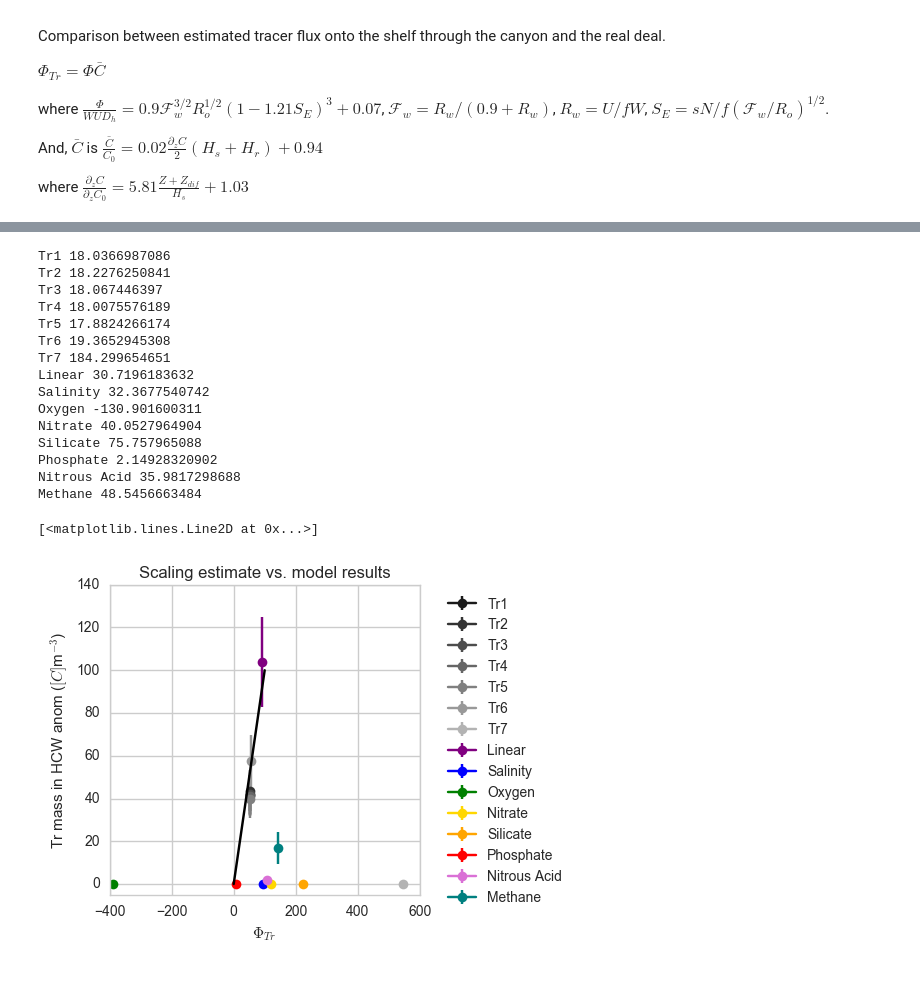
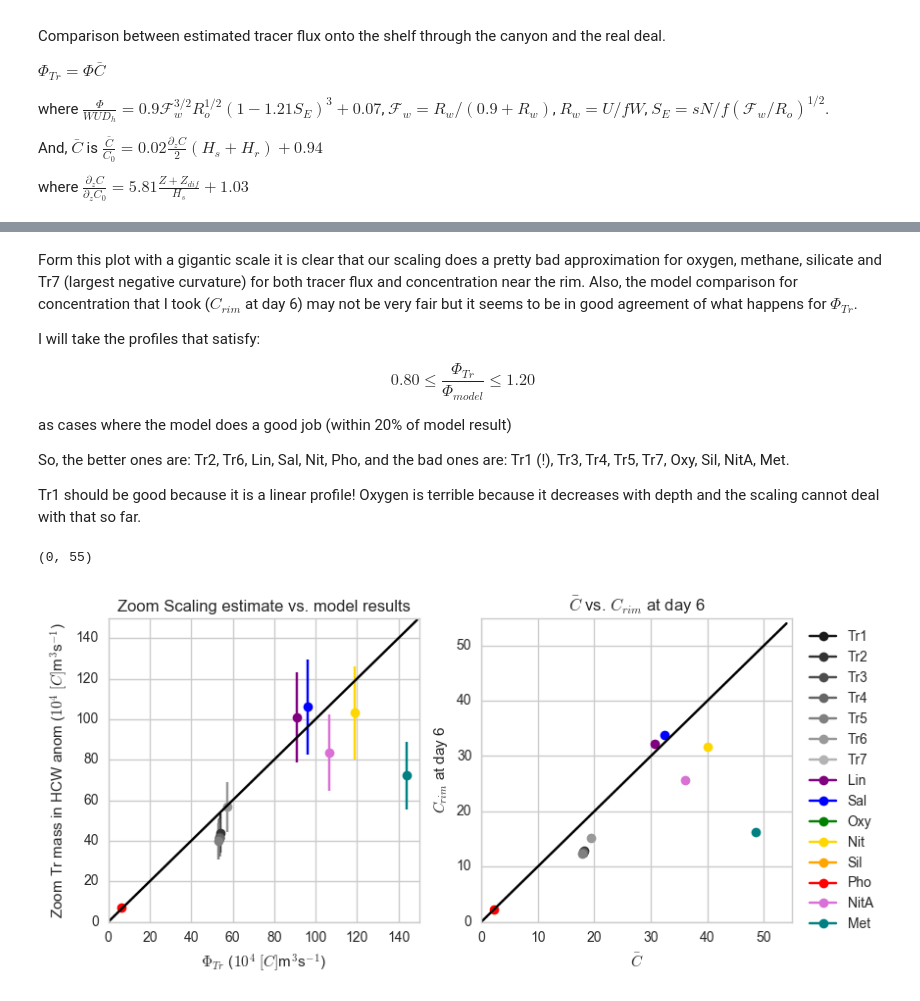
Before and after one commit to UBC-MOAD/outputanalysisnotebooks, a Jupyter notebook: NutrientProfiles/Parabolic/How_far_from_real_profiles.ipynb, the cells around one changed output, grey strips where cells are left out. Cells and saved outputs as stored; diff of their text form; code cells hidden in the pictures.

Commit message:
Fixed wrong trlim specification in caclulation of TrMass in HCW and reran comparisons between scaling and model output

```diff
--- a/NutrientProfiles/Parabolic/How_far_from_real_profiles.ipynb
+++ b/NutrientProfiles/Parabolic/How_far_from_real_profiles.ipynb
@@ -94,7 +94,7 @@ dfLWRnoc = pd.read_csv(fileLWRNoC)
 # %%
 Mass_Bark = ['TrMassHCW01','TrMassHCW02','TrMassHCW03','TrMassHCW04',
              'TrMassHCW05','TrMassHCW06','TrMassHCW07','TrMassHCW08']
-labels_Bark = ['Linear','Salinity','Oxygen','Nitrate','Silicate','Phosphate','Nitrous Acid','Methane']
+labels_Bark = ['Lin','Sal','Oxy','Nit','Sil','Pho','NitA','Met']
 colours_Bark = ['purple','blue','green','gold','orange','red','orchid','teal']
 dTr0_Bark = [ -0.001673,-0.00196495056152,0.286328125,-0.0376,-0.08477,-0.00222,-0.046969,-0.23884]
 Co_Bark = [32.24,33.89,104.070,32.60, 47.6260, 2.24576, 27.667, 17.5046 ]
@@ -117,53 +185,58 @@ HA2013=(U*W*Dh(f,L,No))*((0.91*(F(Ro(U,f,W))**(3/2))*(Ro(U,f,L)**(1/2))*((1-1.21
+# %% [markdown]
+Form this plot with a gigantic scale it is clear that our scaling does a pretty bad approximation for oxygen, methane, silicate and Tr7 (largest negative curvature) for both tracer flux and concentration near the rim. Also, the model comparison for concentration that I took ($C_{rim}$ at day 6) may not be very fair but it seems to be in good agreement of what happens for $\Phi_{Tr}$.
+
+I will take the profiles that satisfy:
+
+$$0.80 \le \frac{\Phi_{Tr}}{\Phi_{model}}\le 1.20$$
+
+as cases where the model does a good job (within 20\% of model result)
+
+So, the better ones are: Tr2, Tr6, Lin, Sal, Nit, Pho, and the bad ones are: Tr1 (!), Tr3, Tr4, Tr5, Tr7, Oxy, Sil, NitA, Met.
+
+Tr1 should be good because it is a linear profile!
+Oxygen is terrible because it decreases with depth and the scaling cannot deal with that so far.
 # %%
-fig,ax = plt.subplots(1,1,figsize=(4,4))
+fig,[ax1,ax2] = plt.subplots(1,2,figsize=(9,4))
 
-for TrMass, dTr0,Co, lab, col in zip(Mass_Para,dTr0_Para,Co_Para,labels_Para,colours_Para):
+for TrMass, dTr0,Co,C, lab, col in zip(Mass_Para,dTr0_Para,Co_Para,Cd6_Para,labels_Para,colours_Para):
 
     mass_can_eff = dfLWR[TrMass]-dfLWRnoc[TrMass]
     PhiTr = np.mean(np.array([(mass_can_eff[ii]-mass_can_eff[ii-1])/(time[ii]-time[ii-1]) for ii in range (8,15)]))
     PhiTr_std = np.std(np.array([(mass_can_eff[ii]-mass_can_eff[ii-1])/(time[ii]-time[ii-1]) for ii in range (8,15)]))
 
     dTrdz = -dTr0*(5.81*(((Z+Zdif)/Hs))+1.03)
     Capprox=((0.02*(dTrdz*(Hh+132.0)/2.0))+0.94)*Co
     scale_PhiTr = HA2013*Capprox
-    print(lab,Capprox)
-    ax.errorbar(scale_PhiTr/1E4, PhiTr/1E4, yerr=PhiTr_std/1E4, color=col, label=lab, marker='o')
+    ax1.errorbar(scale_PhiTr/1E4, PhiTr/1E4, yerr=PhiTr_std/1E4, color=col, label=lab, marker='o')
+    ax2.plot(Capprox, C, color=col, label=lab, marker='o')
 
-for TrMass, dTr0, Co, lab, col in zip(Mass_Bark,dTr0_Bark,Co_Bark,labels_Bark,colours_Bark):
+for TrMass, dTr0, Co,C, lab, col in zip(Mass_Bark,dTr0_Bark,Co_Bark,Cd6_Bark,labels_Bark,colours_Bark):
 
     mass_can_eff = dfBAR[TrMass]-dfBARnoc[TrMass]
     PhiTr = np.mean(np.array([(mass_can_eff[ii]-mass_can_eff[ii-1])/(time[ii]-time[ii-1]) for ii in range (8,15)]))
     PhiTr_std = np.std(np.array([(mass_can_eff[ii]-mass_can_eff[ii-1])/(time[ii]-time[ii-1]) for ii in range (8,15)]))
 
     dTrdz = -dTr0*(5.81*(((Z+Zdif)/Hs))+1.03)
     Capprox=((0.02*(dTrdz*(Hh+132.0)/2.0))+0.94)*Co
-    print(lab,Capprox)
     scale_PhiTr = HA2013*Capprox
 
-    ax.errorbar(scale_PhiTr/1E4, PhiTr/1E4, yerr=PhiTr_std/1E4, color=col, label=lab, marker='o')
+    ax1.errorbar(scale_PhiTr/1E4, PhiTr/1E4, yerr=PhiTr_std/1E4, color=col, label=lab, marker='o')
+    ax2.plot(Capprox, C, color=col, label=lab, marker='o')
 
-ax.legend(bbox_to_anchor=(1.5,1),ncol=1, columnspacing=0.1)
-ax.set_xlabel(r'$\Phi_{Tr}$')
-ax.set_ylabel('Tr mass in HCW anom ($[C]$m$^{-3}$)')
+ax1.set_xlabel(r'$\Phi_{Tr}$ ($10^4$ $[C]$m$^{3}$s$^{-1}$)')
+ax1.set_ylabel('Zoom Tr mass in HCW anom ($10^4$ $[C]$m$^{3}$s$^{-1}$)')
+ax1.set_title('Zoom Scaling estimate vs. model results')
+ax1.set_ylim(0,150)
+ax1.set_xlim(0,150)
+ax1.plot(np.arange(0,150,1),np.arange(0,150,1),'-k')
 
-ax.set_title('Scaling estimate vs. model results')
-ax.set_ylim(-5,140)
-ax.plot(np.arange(0,140,50),np.arange(0,140,50),'-k')
+ax2.legend(bbox_to_anchor=(1.3,1),ncol=1, columnspacing=0.1)
+ax2.set_xlabel(r'$\bar{C}$')
+ax2.set_ylabel('$C_{rim}$ at day 6')
+ax2.set_title(r'$\bar{C}$ vs. $C_{rim}$ at day 6')
+ax2.plot(np.arange(0,55,1),np.arange(0,55,1),'-k')
+ax2.set_ylim(0,55)
+ax2.set_xlim(0,55)
 # %% [output]
-Tr1 18.0366987086
-Tr2 18.2276250841
-Tr3 18.067446397
-Tr4 18.0075576189
-Tr5 17.8824266174
-Tr6 19.3652945308
-Tr7 184.299654651
-Linear 30.7196183632
-Salinity 32.3677540742
-Oxygen -130.901600311
-Nitrate 40.0527964904
-Silicate 75.757965088
-Phosphate 2.14928320902
-Nitrous Acid 35.9817298688
-Methane 48.5456663484
+(0, 55)
-[<matplotlib.lines.Line2D at 0x...>]
-[figure, old version]
+[figure, new version]
```
Also changed, not shown: parts of 3 cells of this notebook, 4 other files.
